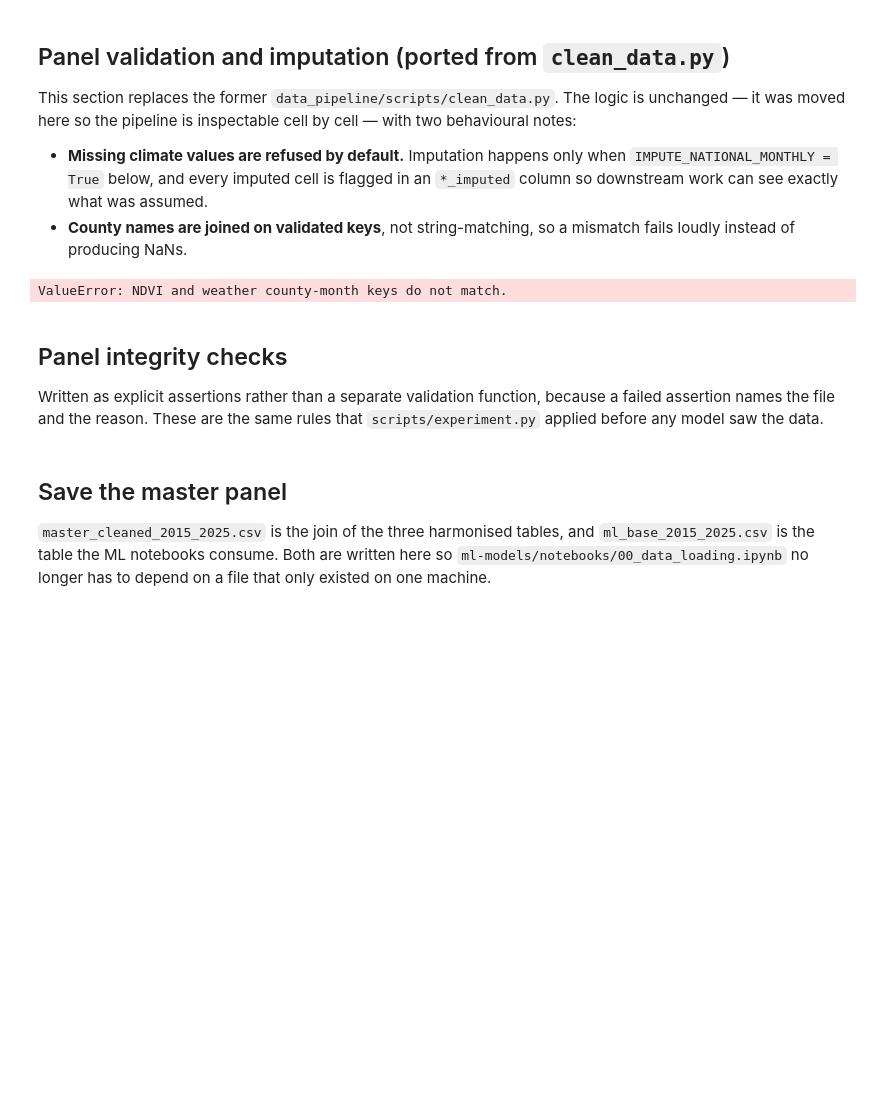
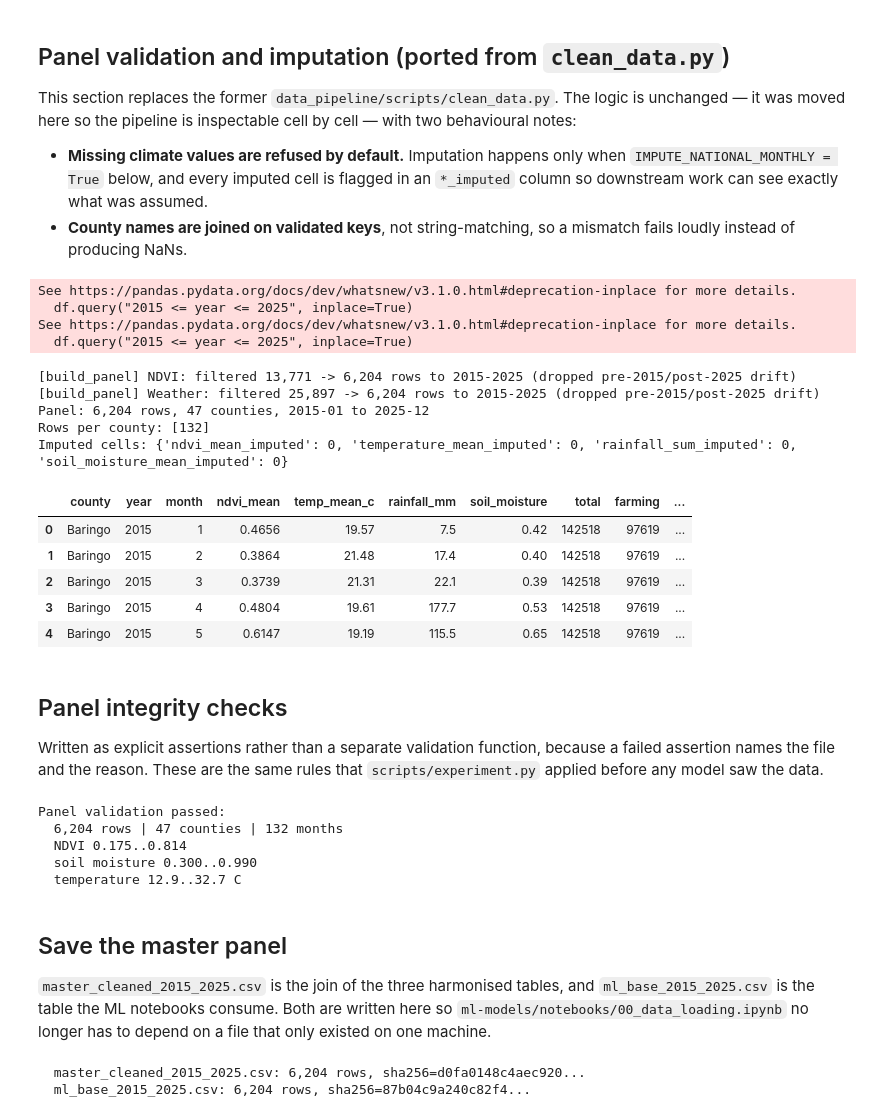
Before and after one commit to mikeledusei/AgriShield, a Jupyter notebook: data_pipeline/notebooks/01_data_cleaning.ipynb, the cells around one changed output. Drawn from its saved outputs; the diff is of its cells as text; code cells hidden in the pictures; blank space fills up the shorter version.

```diff
--- a/data_pipeline/notebooks/01_data_cleaning.ipynb
+++ b/data_pipeline/notebooks/01_data_cleaning.ipynb
@@ -562,15 +562,32 @@ IMPUTE_NATIONAL_MONTHLY = True
 KEYS = ["county", "year", "month"]
 SOURCE_COLUMNS = ["ndvi_mean", "temperature_mean", "rainfall_sum", "soil_moisture_mean"]
 
+def _norm_keys(df):
+    df["county"] = df["county"].astype(str).str.strip().str.replace("-", " ", regex=False).str.replace(r"\s+", " ", regex=True)
+    df["year"] = pd.to_numeric(df["year"], errors="coerce").astype(int)
+    df["month"] = pd.to_numeric(df["month"], errors="coerce").astype(int)
+    return df
 
 def build_panel(impute_national_monthly=IMPUTE_NATIONAL_MONTHLY):
-    """Join the three harmonised tables and return the cleaned panel.
+    """Join the three harmonised tables and return the cleaned panel (2015-2025 only).
 
     Raises rather than silently coercing whenever the inputs are not trustworthy.
     """
     ndvi = pd.read_csv(PROC_DIR / "NDVI_FINAL.csv")
     weather = pd.read_csv(PROC_DIR / "Weather_FINAL.csv")
     demographics = pd.read_csv(PROC_DIR / "Demographic_Crop_Activity_FINAL.csv")
+
+    for df in (ndvi, weather):
+        _norm_keys(df)
+    demographics["county"] = demographics["county"].astype(str).str.strip().str.replace("-", " ", regex=False).str.replace(r"\s+", " ", regex=True)
+
+    # FIX: raw now contains 2002-2026 / 1981-2026. Clamp to project window.
+    # If Cell 3/5 were run correctly this is a no-op (6,204). If drifted (13,771 / 25,897) this rescues the panel.
+    for name, df in [("NDVI", ndvi), ("Weather", weather)]:
+        before = len(df)
+        df.query("2015 <= year <= 2025", inplace=True)
+        if len(df) != before:
+            print(f"[build_panel] {name}: filtered {before:,} -> {len(df):,} rows to 2015-2025 (dropped pre-2015/post-2025 drift)")
 
     if ndvi.duplicated(KEYS).any() or weather.duplicated(KEYS).any():
         raise ValueError("NDVI or weather table contains duplicate county-month rows.")
@@ -579,7 +596,12 @@ def build_panel(impute_national_monthly=IMPUTE_NATIONAL_MONTHLY):
 
     df = ndvi.merge(weather, on=KEYS, how="outer", validate="one_to_one", indicator=True)
     if (df["_merge"] != "both").any():
-        raise ValueError("NDVI and weather county-month keys do not match.")
+        counts = df["_merge"].value_counts().to_dict()
+        bad = df[df["_merge"] != "both"]
+        print(f"NDVI/weather key mismatch after 2015-2025 filter: {counts}")
+        print(bad.head(10).to_string())
+        raise ValueError(f"NDVI and weather county-month keys do not match: {counts}. "
+                         "Re-run Cell 3 (NDVI) and Cell 5 (Weather) — they must both write 6,204 rows = 47×132 months.")
     df = df.drop(columns="_merge")
 
     df = df.merge(demographics, on="county", how="left", validate="many_to_one", indicator=True)
@@ -595,34 +617,48 @@ def build_panel(impute_national_monthly=IMPUTE_NATIONAL_MONTHLY):
                 raise ValueError(
                     f"{col} has {int(df[col].isna().sum())} missing values. "
                     "Set IMPUTE_NATIONAL_MONTHLY=True to document the assumption, "
                     "or supply better source data."
                 )
             df[col] = df[col].fillna(df.groupby(["year", "month"])[col].transform("mean"))
     if df[SOURCE_COLUMNS].isna().any().any():
         raise ValueError("Some missing values could not be imputed from the same month.")
 
     for col in SOURCE_COLUMNS:
         df[col] = df[col].round(4)
 
     df = df.rename(columns={
         "temperature_mean": "temp_mean_c",
         "rainfall_sum": "rainfall_mm",
         "soil_moisture_mean": "soil_moisture",
     })
     df["year_month"] = df["year"].astype(str) + "-" + df["month"].astype(str).str.zfill(2)
     return df.sort_values(KEYS).reset_index(drop=True)
 
 
 cleaned_panel = build_panel()
 
 imputed = {c: int(cleaned_panel[c].sum()) for c in cleaned_panel if c.endswith("_imputed")}
 print(f"Panel: {len(cleaned_panel):,} rows, {cleaned_panel.county.nunique()} counties, "
       f"{cleaned_panel.year_month.min()} to {cleaned_panel.year_month.max()}")
 print(f"Rows per county: {cleaned_panel.groupby('county').size().unique()}")
 print(f"Imputed cells: {imputed}")
 display(cleaned_panel.head())
 # %% [output]
-ValueError: NDVI and weather county-month keys do not match.
+See https://pandas.pydata.org/docs/dev/whatsnew/v3.1.0.html#deprecation-inplace for more details.
+  df.query("2015 <= year <= 2025", inplace=True)
+See https://pandas.pydata.org/docs/dev/whatsnew/v3.1.0.html#deprecation-inplace for more details.
+  df.query("2015 <= year <= 2025", inplace=True)
+[build_panel] NDVI: filtered 13,771 -> 6,204 rows to 2015-2025 (dropped pre-2015/post-2025 drift)
+[build_panel] Weather: filtered 25,897 -> 6,204 rows to 2015-2025 (dropped pre-2015/post-2025 drift)
+Panel: 6,204 rows, 47 counties, 2015-01 to 2025-12
+Rows per county: [132]
+Imputed cells: {'ndvi_mean_imputed': 0, 'temperature_mean_imputed': 0, 'rainfall_sum_imputed': 0, 'soil_moisture_mean_imputed': 0}
+|  | county | year | month | ndvi_mean | temp_mean_c | rainfall_mm | soil_moisture | total | farming | ... |
+| 0 | Baringo | 2015 | 1 | 0.4656 | 19.57 | 7.5 | 0.42 | 142518 | 97619 | ... |
+| 1 | Baringo | 2015 | 2 | 0.3864 | 21.48 | 17.4 | 0.40 | 142518 | 97619 | ... |
+| 2 | Baringo | 2015 | 3 | 0.3739 | 21.31 | 22.1 | 0.39 | 142518 | 97619 | ... |
+| 3 | Baringo | 2015 | 4 | 0.4804 | 19.61 | 177.7 | 0.53 | 142518 | 97619 | ... |
+| 4 | Baringo | 2015 | 5 | 0.6147 | 19.19 | 115.5 | 0.65 | 142518 | 97619 | ... |
 # %% [markdown]
 ## Panel integrity checks
 
@@ -688,6 +724,12 @@ print(f"  {len(validated):,} rows | {validated.county.nunique()} counties | "
 print(f"  NDVI {validated.ndvi_mean.min():.3f}..{validated.ndvi_mean.max():.3f}")
 print(f"  soil moisture {validated.soil_moisture.min():.3f}..{validated.soil_moisture.max():.3f}")
 print(f"  temperature {validated.temp_mean_c.min():.1f}..{validated.temp_mean_c.max():.1f} C")
+# %% [output]
+Panel validation passed:
+  6,204 rows | 47 counties | 132 months
+  NDVI 0.175..0.814
+  soil moisture 0.300..0.990
+  temperature 12.9..32.7 C
 # %% [markdown]
 ## Save the master panel
 
@@ -710,3 +752,6 @@ import hashlib
 for path in (master_path, base_path):
     digest = hashlib.sha256(path.read_bytes()).hexdigest()
     print(f"  {path.name}: {len(pd.read_csv(path)):,} rows, sha256={digest[:16]}...")
+# %% [output]
+  master_cleaned_2015_2025.csv: 6,204 rows, sha256=d0fa0148c4aec920...
+  ml_base_2015_2025.csv: 6,204 rows, sha256=87b04c9a240c82f4...
```
Also changed, not shown: 48 other files.
